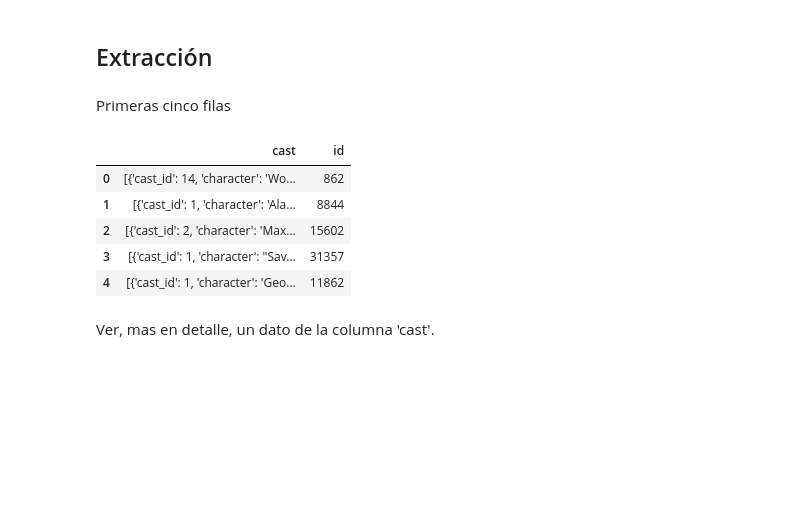
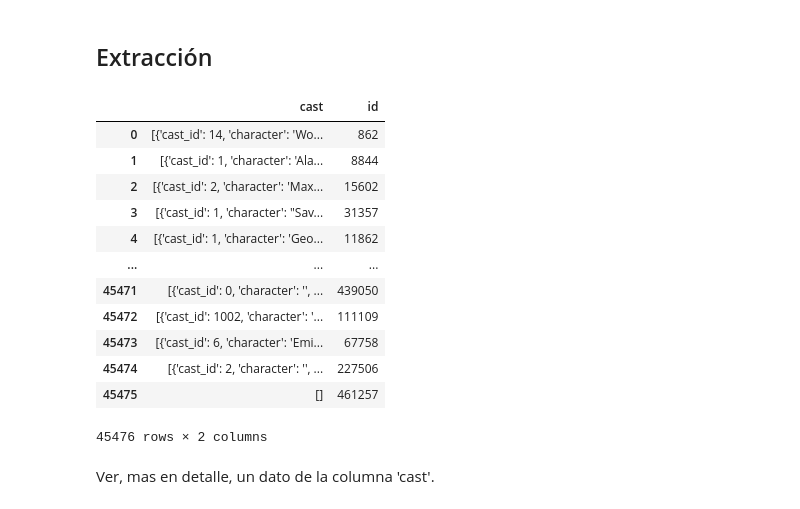
Before and after one commit to FranciscoHugoLezik/Proyecto_Peliculas, a Jupyter notebook: notebooks/ETL/cast.ipynb, the cells around one changed output. Drawn from its saved outputs; the diff is of its cells as text; code cells hidden in the pictures; blank space fills up the shorter version.

```diff
--- a/notebooks/ETL/cast.ipynb
+++ b/notebooks/ETL/cast.ipynb
@@ -12,23 +12,28 @@ import gc
 # %%
 url = "https://github.com/FranciscoHugoLezik/Movies_data/blob/main/credits/cast.parquet?raw=true"
 
-raw_cast = (
+cast = (
     pd.read_parquet(
         url,
         engine='fastparquet'
         )
     )
-# %% [markdown]
-Primeras cinco filas
-# %%
-raw_cast.head()
-# %% [output]
-|  | cast | id |
-| 0 | [{'cast_id': 14, 'character': 'Wo... | 862 |
-| 1 | [{'cast_id': 1, 'character': 'Ala... | 8844 |
-| 2 | [{'cast_id': 2, 'character': 'Max... | 15602 |
-| 3 | [{'cast_id': 1, 'character': "Sav... | 31357 |
-| 4 | [{'cast_id': 1, 'character': 'Geo... | 11862 |
+# %%
+cast
+# %% [output]
+|  | cast | id |
+| 0 | [{'cast_id': 14, 'character': 'Wo... | 862 |
+| 1 | [{'cast_id': 1, 'character': 'Ala... | 8844 |
+| 2 | [{'cast_id': 2, 'character': 'Max... | 15602 |
+| 3 | [{'cast_id': 1, 'character': "Sav... | 31357 |
+| 4 | [{'cast_id': 1, 'character': 'Geo... | 11862 |
+| ... | ... | ... |
+| 45471 | [{'cast_id': 0, 'character': '', ... | 439050 |
+| 45472 | [{'cast_id': 1002, 'character': '... | 111109 |
+| 45473 | [{'cast_id': 6, 'character': 'Emi... | 67758 |
+| 45474 | [{'cast_id': 2, 'character': '', ... | 227506 |
+| 45475 | [] | 461257 |
+45476 rows × 2 columns
 # %% [markdown]
 Ver, mas en detalle, un dato de la columna 'cast'.
 # %%
```
Also changed, not shown: parts of 46 cells of this notebook, 2 other files.
